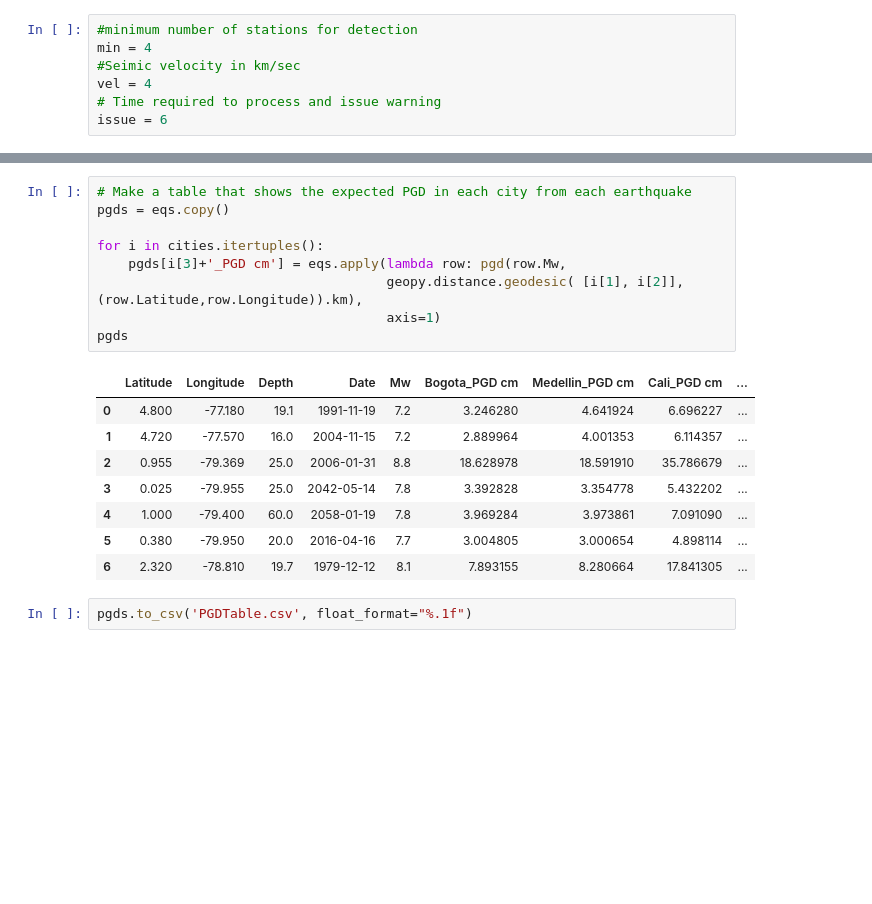
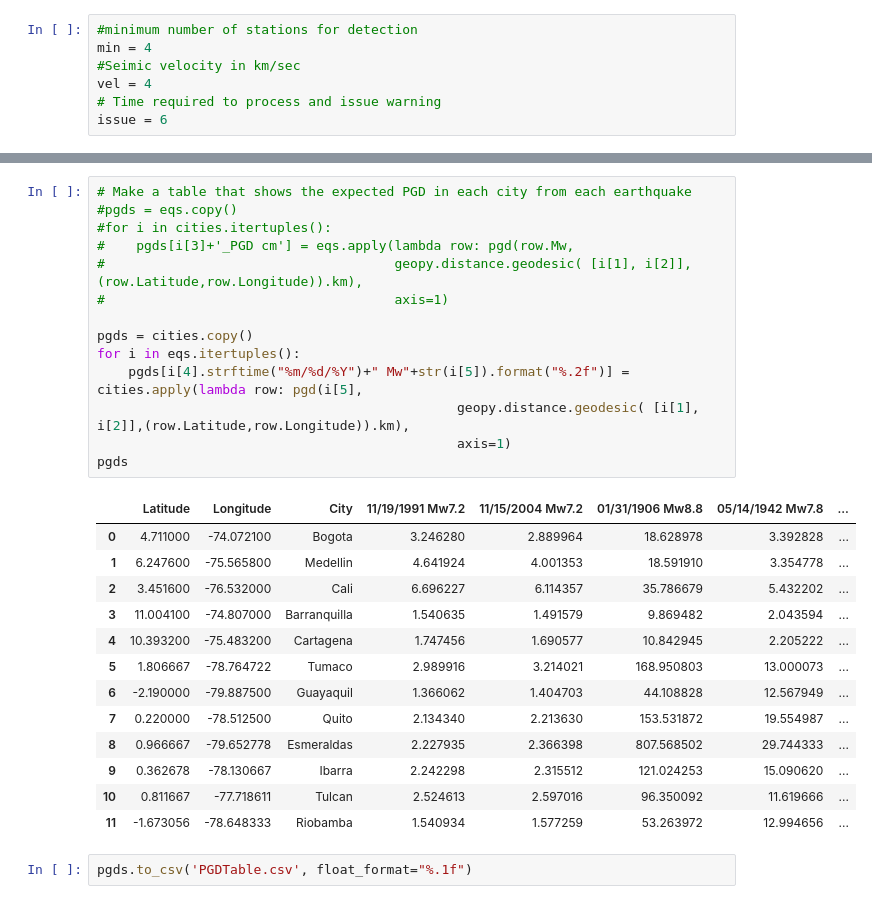
Before and after one commit to david-mencin/ColombiaEEW, a Jupyter notebook: DetectionTimeTable.ipynb, the cells around one changed output, grey strips where cells are left out. Drawn from its saved outputs; the diff is of its cells as text; blank space fills up the shorter version.

Commit message:
fixed base noise values and tables

```diff
--- a/DetectionTimeTable.ipynb
+++ b/DetectionTimeTable.ipynb
@@ -110,21 +132,31 @@ cities
 # %%
 # Make a table that shows the expected PGD in each city from each earthquake
-pgds = eqs.copy()
+#pgds = eqs.copy()
+#for i in cities.itertuples():
+#    pgds[i[3]+'_PGD cm'] = eqs.apply(lambda row: pgd(row.Mw,
+#                                     geopy.distance.geodesic( [i[1], i[2]],(row.Latitude,row.Longitude)).km),
+#                                     axis=1)
 
-for i in cities.itertuples():
-    pgds[i[3]+'_PGD cm'] = eqs.apply(lambda row: pgd(row.Mw,
-                                     geopy.distance.geodesic( [i[1], i[2]],(row.Latitude,row.Longitude)).km),
-                                     axis=1)
+pgds = cities.copy()
+for i in eqs.itertuples():
+    pgds[i[4].strftime("%m/%d/%Y")+" Mw"+str(i[5]).format("%.2f")] = cities.apply(lambda row: pgd(i[5],
+                                              geopy.distance.geodesic( [i[1], i[2]],(row.Latitude,row.Longitude)).km),
+                                              axis=1)
 pgds
 # %% [output]
-|  | Latitude | Longitude | Depth | Date | Mw | Bogota_PGD cm | Medellin_PGD cm | Cali_PGD cm | ... |
-| 0 | 4.800 | -77.180 | 19.1 | 1991-11-19 | 7.2 | 3.246280 | 4.641924 | 6.696227 | ... |
-| 1 | 4.720 | -77.570 | 16.0 | 2004-11-15 | 7.2 | 2.889964 | 4.001353 | 6.114357 | ... |
-| 2 | 0.955 | -79.369 | 25.0 | 2006-01-31 | 8.8 | 18.628978 | 18.591910 | 35.786679 | ... |
-| 3 | 0.025 | -79.955 | 25.0 | 2042-05-14 | 7.8 | 3.392828 | 3.354778 | 5.432202 | ... |
-| 4 | 1.000 | -79.400 | 60.0 | 2058-01-19 | 7.8 | 3.969284 | 3.973861 | 7.091090 | ... |
-| 5 | 0.380 | -79.950 | 20.0 | 2016-04-16 | 7.7 | 3.004805 | 3.000654 | 4.898114 | ... |
-| 6 | 2.320 | -78.810 | 19.7 | 1979-12-12 | 8.1 | 7.893155 | 8.280664 | 17.841305 | ... |
+|  | Latitude | Longitude | City | 11/19/1991 Mw7.2 | 11/15/2004 Mw7.2 | 01/31/1906 Mw8.8 | 05/14/1942 Mw7.8 | ... |
+| 0 | 4.711000 | -74.072100 | Bogota | 3.246280 | 2.889964 | 18.628978 | 3.392828 | ... |
+| 1 | 6.247600 | -75.565800 | Medellin | 4.641924 | 4.001353 | 18.591910 | 3.354778 | ... |
+| 2 | 3.451600 | -76.532000 | Cali | 6.696227 | 6.114357 | 35.786679 | 5.432202 | ... |
+| 3 | 11.004100 | -74.807000 | Barranquilla | 1.540635 | 1.491579 | 9.869482 | 2.043594 | ... |
+| 4 | 10.393200 | -75.483200 | Cartagena | 1.747456 | 1.690577 | 10.842945 | 2.205222 | ... |
+| 5 | 1.806667 | -78.764722 | Tumaco | 2.989916 | 3.214021 | 168.950803 | 13.000073 | ... |
+| 6 | -2.190000 | -79.887500 | Guayaquil | 1.366062 | 1.404703 | 44.108828 | 12.567949 | ... |
+| 7 | 0.220000 | -78.512500 | Quito | 2.134340 | 2.213630 | 153.531872 | 19.554987 | ... |
+| 8 | 0.966667 | -79.652778 | Esmeraldas | 2.227935 | 2.366398 | 807.568502 | 29.744333 | ... |
+| 9 | 0.362678 | -78.130667 | Ibarra | 2.242298 | 2.315512 | 121.024253 | 15.090620 | ... |
+| 10 | 0.811667 | -77.718611 | Tulcan | 2.524613 | 2.597016 | 96.350092 | 11.619666 | ... |
+| 11 | -1.673056 | -78.648333 | Riobamba | 1.540934 | 1.577259 | 53.263972 | 12.994656 | ... |
 # %%
 pgds.to_csv('PGDTable.csv', float_format="%.1f")
 # %%
```
Also changed, not shown: parts of 18 cells of this notebook, 10 other files.
